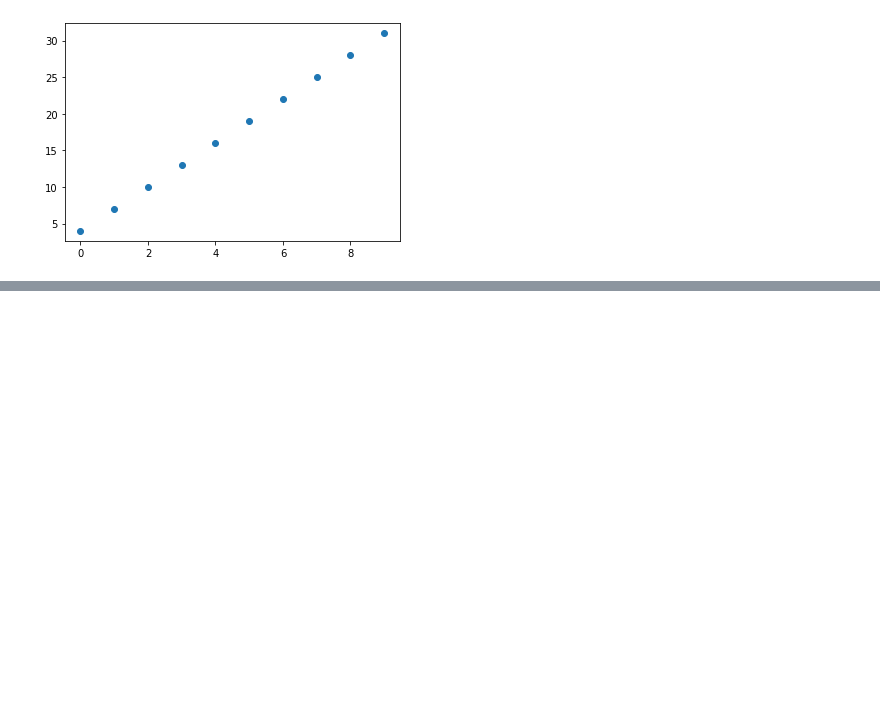
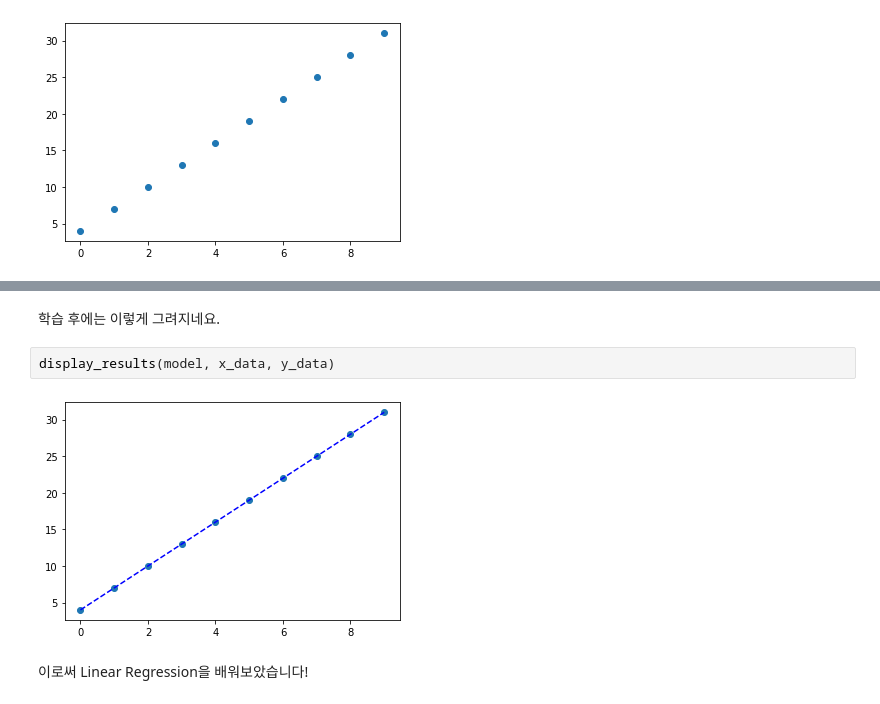
Before and after one commit to HanyangTechAI/CV_2020, a Jupyter notebook: lab01_Application_of_Neural_Network_in_Computer_Vision/1. Introduction to ML with CV.ipynb, the cells around one changed output, grey strips where cells are left out. Saved outputs shown, nothing was run; the diff lists cells and outputs as text; blank space fills up the shorter version.

```diff
--- a/lab01_Application_of_Neural_Network_in_Computer_Vision/1. Introduction to ML with CV.ipynb
+++ b/lab01_Application_of_Neural_Network_in_Computer_Vision/1. Introduction to ML with CV.ipynb
@@ -94,0 +230,8 @@ class LinearRegression(nn.Module): # nn.Module를 상속받으면 우리는 쉽
+# %% [markdown]
+학습 후에는 이렇게 그려지네요.
+# %%
+display_results(model, x_data, y_data)
+# %% [output]
+[figure, added]
+# %% [markdown]
+이로써 Linear Regression을 배워보았습니다!
```
Also changed, not shown: parts of 15 cells of this notebook.
